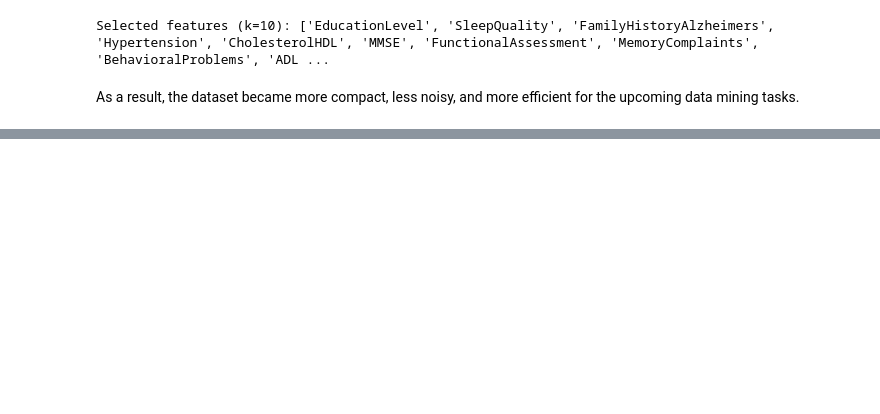
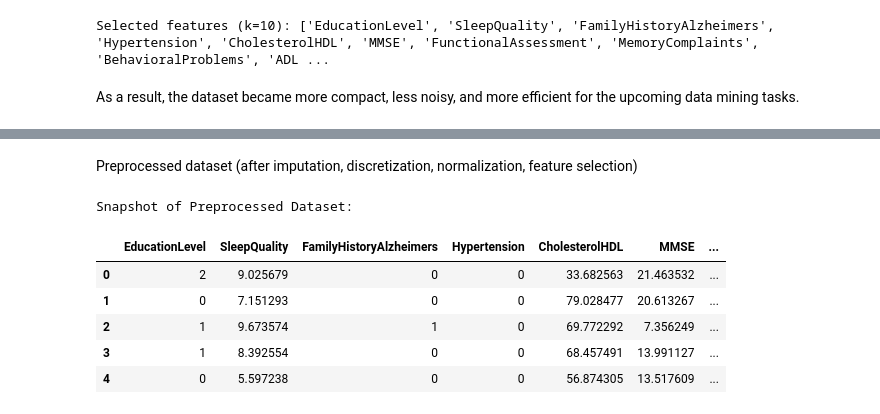
Before and after one commit to shahodi011/IT326-Project, a Jupyter notebook: Reports/Phase2.ipynb, the cells around one changed output, grey strips where cells are left out. Cells and saved outputs as stored; diff of their text form; code cells hidden in the pictures; blank space fills up the shorter version.

```diff
--- a/Reports/Phase2.ipynb
+++ b/Reports/Phase2.ipynb
@@ -400,0 +322,16 @@ As a result, the dataset became more compact, less noisy, and more efficient for
+# %% [markdown]
+Preprocessed dataset (after imputation, discretization, normalization, feature selection)
+# %%
+df_preprocessed = df_disc[selected_features + ["Diagnosis"]].copy()
+df_preprocessed.to_csv("Preprocessed_dataset.csv", index=False)
+
+print("Snapshot of Preprocessed Dataset:")
+display(df_preprocessed.head())
+# %% [output]
+Snapshot of Preprocessed Dataset:
+|  | EducationLevel | SleepQuality | FamilyHistoryAlzheimers | Hypertension | CholesterolHDL | MMSE | ... |
+| 0 | 2 | 9.025679 | 0 | 0 | 33.682563 | 21.463532 | ... |
+| 1 | 0 | 7.151293 | 0 | 0 | 79.028477 | 20.613267 | ... |
+| 2 | 1 | 9.673574 | 1 | 0 | 69.772292 | 7.356249 | ... |
+| 3 | 1 | 8.392554 | 0 | 0 | 68.457491 | 13.991127 | ... |
+| 4 | 0 | 5.597238 | 0 | 0 | 56.874305 | 13.517609 | ... |
```
Also changed, not shown: parts of 31 cells of this notebook.
